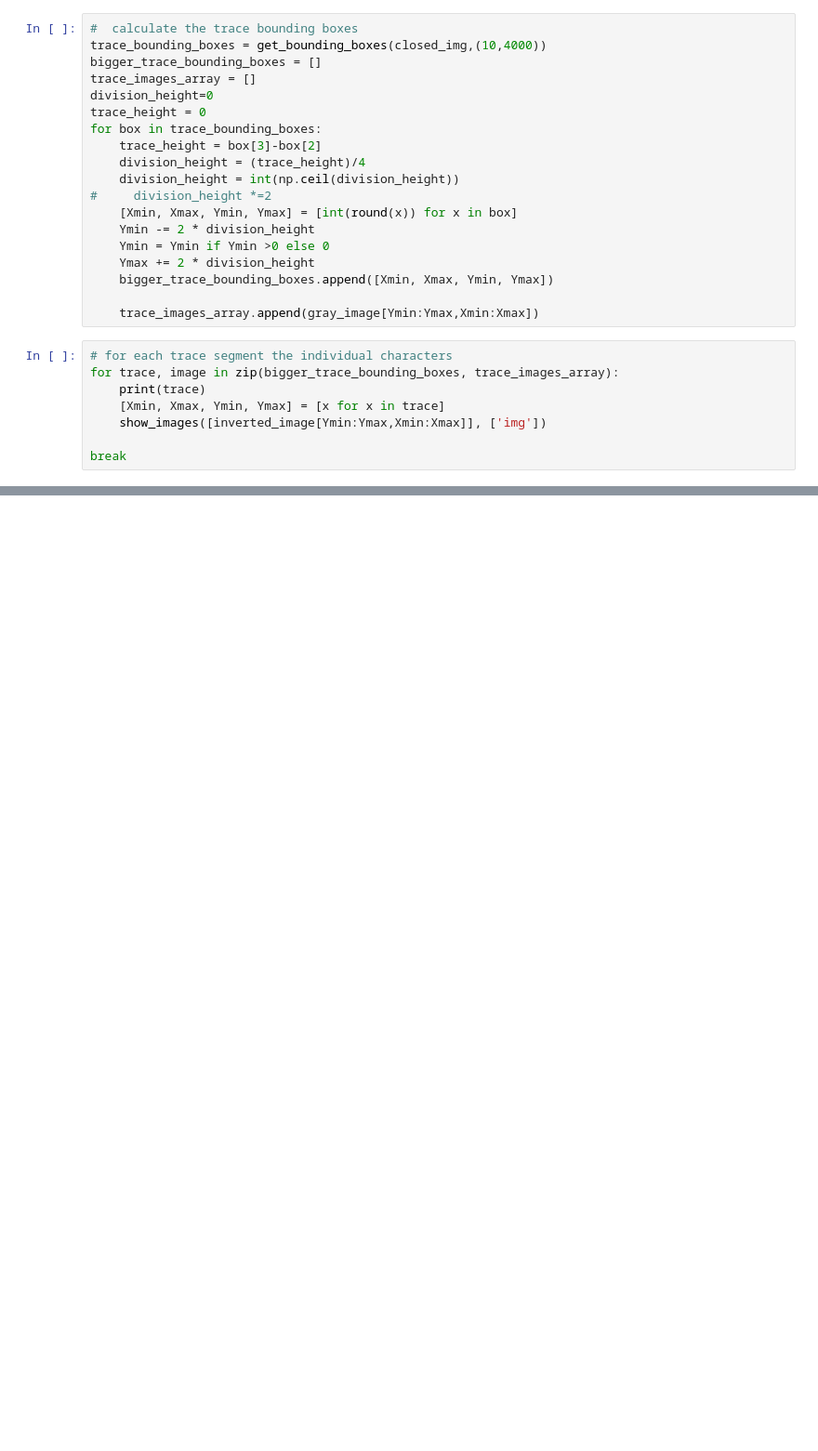
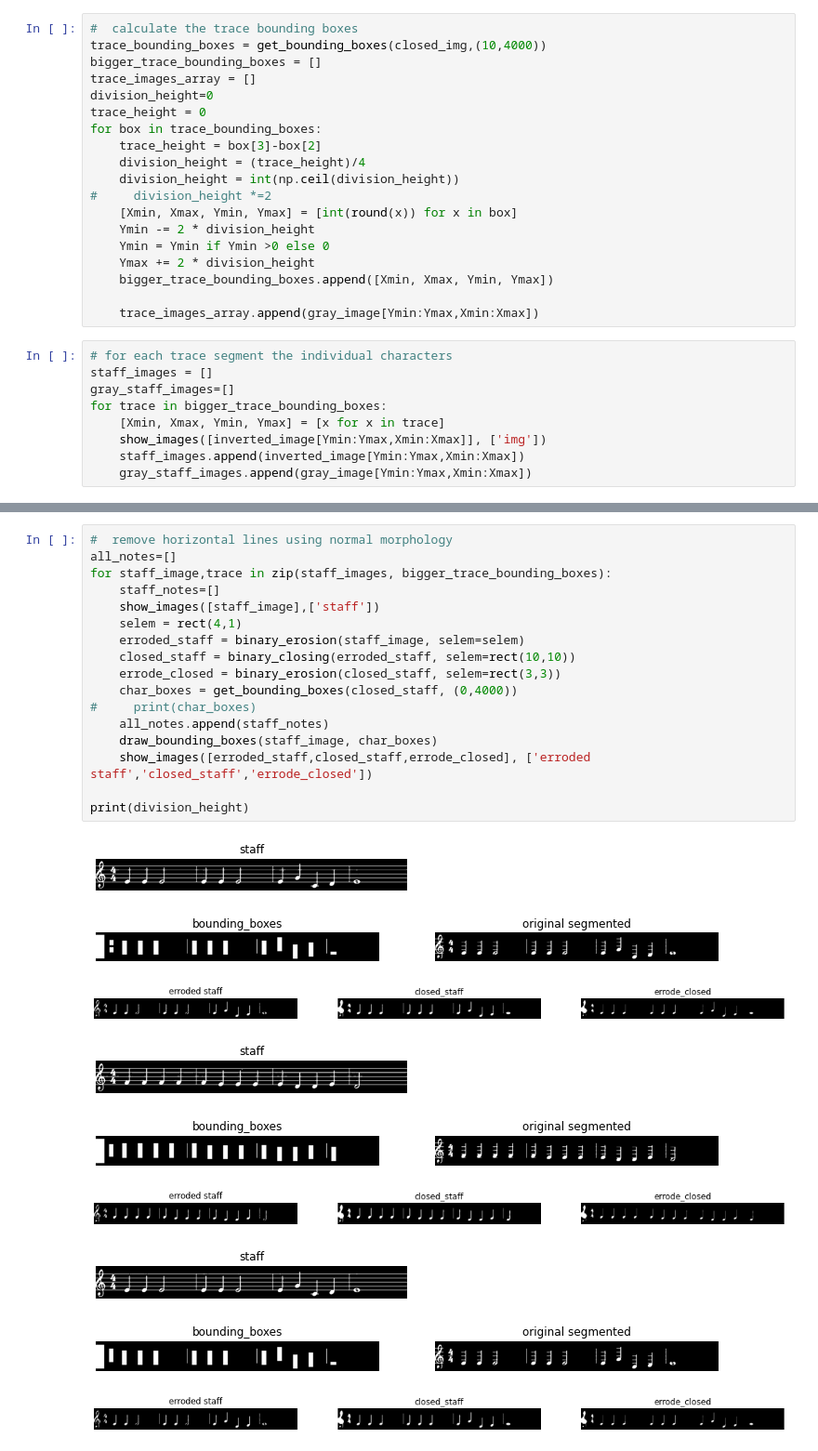
Before and after one commit to marait123/music-notes-reader, a Jupyter notebook: part1.ipynb, the cells around one changed output, grey strips where cells are left out. Shown: that part at 93% size. Cells and saved outputs as stored; diff of their text form; blank space fills up the shorter version.

```diff
--- a/part1.ipynb
+++ b/part1.ipynb
@@ -125,10 +158,11 @@ for box in trace_bounding_boxes:
     trace_images_array.append(gray_image[Ymin:Ymax,Xmin:Xmax])
 # %%
 # for each trace segment the individual characters
-for trace, image in zip(bigger_trace_bounding_boxes, trace_images_array):
-    print(trace)
+staff_images = []
+gray_staff_images=[]
+for trace in bigger_trace_bounding_boxes:
     [Xmin, Xmax, Ymin, Ymax] = [x for x in trace]
     show_images([inverted_image[Ymin:Ymax,Xmin:Xmax]], ['img'])
-
-break
+    staff_images.append(inverted_image[Ymin:Ymax,Xmin:Xmax])
+    gray_staff_images.append(gray_image[Ymin:Ymax,Xmin:Xmax])
 # %% [output]
@@ -143,0 +173,27 @@ SyntaxError: 'break' outside loop (<ipython-input-29-9d96ecef2c86>, line 6)
+# %%
+#  remove horizontal lines using normal morphology
+all_notes=[]
+for staff_image,trace in zip(staff_images, bigger_trace_bounding_boxes):
+    staff_notes=[]
+    show_images([staff_image],['staff'])
+    selem = rect(4,1)
+    erroded_staff = binary_erosion(staff_image, selem=selem)
+    closed_staff = binary_closing(erroded_staff, selem=rect(10,10))
+    errode_closed = binary_erosion(closed_staff, selem=rect(3,3))
+    char_boxes = get_bounding_boxes(closed_staff, (0,4000))
+#     print(char_boxes)
+    all_notes.append(staff_notes)
+    draw_bounding_boxes(staff_image, char_boxes)
+    show_images([erroded_staff,closed_staff,errode_closed], ['erroded staff','closed_staff','errode_closed'])
+
+print(division_height)
+# %% [output]
+[figure, added]
+[figure, added]
+[figure, added]
+[figure, added]
+[figure, added]
+[figure, added]
+[figure, added]
+[figure, added]
+[figure, added]
```
Also changed, not shown: parts of 12 cells of this notebook.
